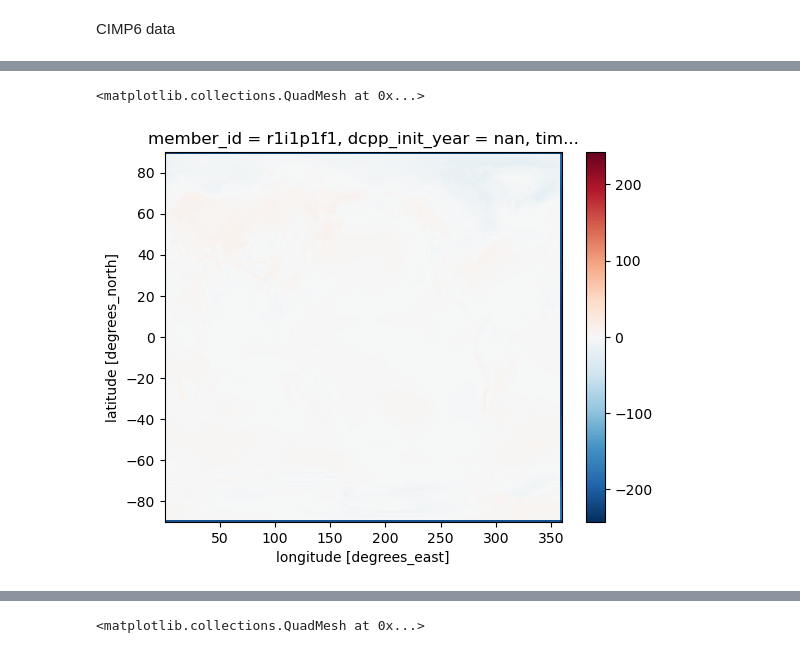
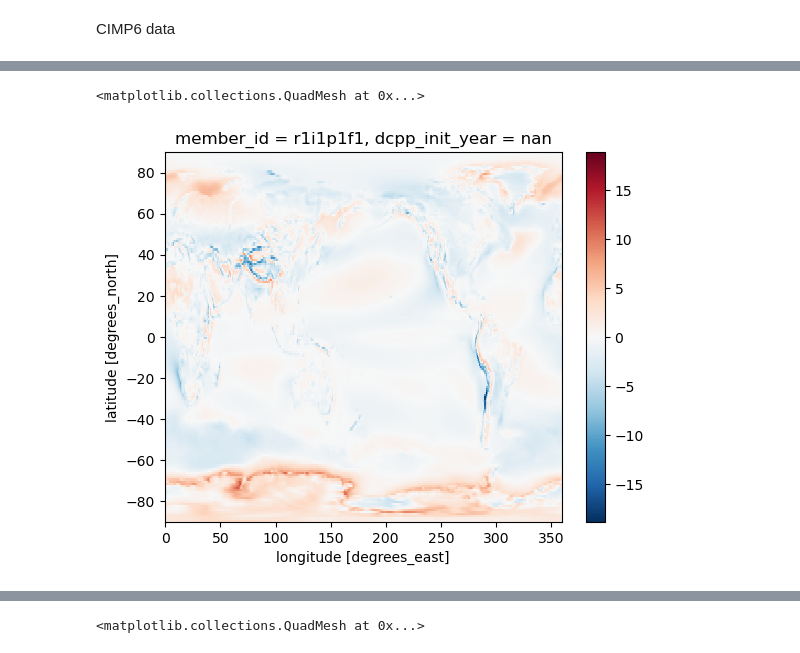
Before and after one commit to cc11223344556677/Computational-Meteorology-Exercises, a Jupyter notebook: project_simon.ipynb, the cells around one changed output, grey strips where cells are left out. Saved outputs shown, nothing was run; the diff lists cells and outputs as text; code cells hidden in the pictures.

```diff
--- a/project_simon.ipynb
+++ b/project_simon.ipynb
@@ -116,15 +131,17 @@ start_date = "1940-01-01"
 end_date   = "2026-12-31"
 #Cmip_data_red = Cmip_data_red.sel({"time":slice(start_date,end_date)})
 tas = regrid_cmip_to_era5(Cmip_data_red)
+E5_regrid = regrid_era5_to_cmip(Era5_1deg_red)
+tas_mean = regrid_cmip_to_era5(Cmip_data_red_mean)
 # %%
 b = Era5_1deg_red.resample(time="1ME").nearest()
 a = tas.resample(time="1ME").nearest()
 a["time"] = a.time.astype("datetime64[ns]")
-# %%
-(a-b).sel({"time":a.time.values[0]}).plot()
-# %% [output]
-<matplotlib.collections.QuadMesh at 0x...>
-[figure, removed]
+# %%
+(Era5_1deg_red_mean-tas_mean).plot()
+# %% [output]
+<matplotlib.collections.QuadMesh at 0x...>
+[figure, added]
 # %%
 cutoff = 2.1
 lat_boundary_adj = [lat_boundary[0]+cutoff,lat_boundary[1]-cutoff]#[-32,-14]
```
Also changed, not shown: parts of 10 cells of this notebook.
